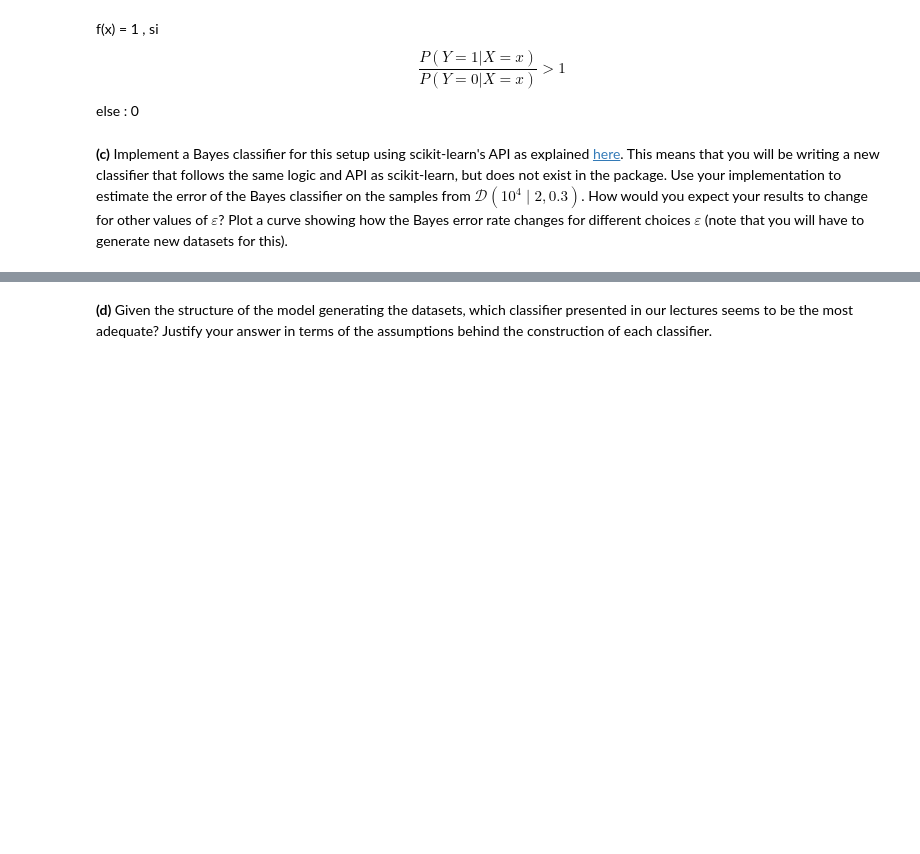
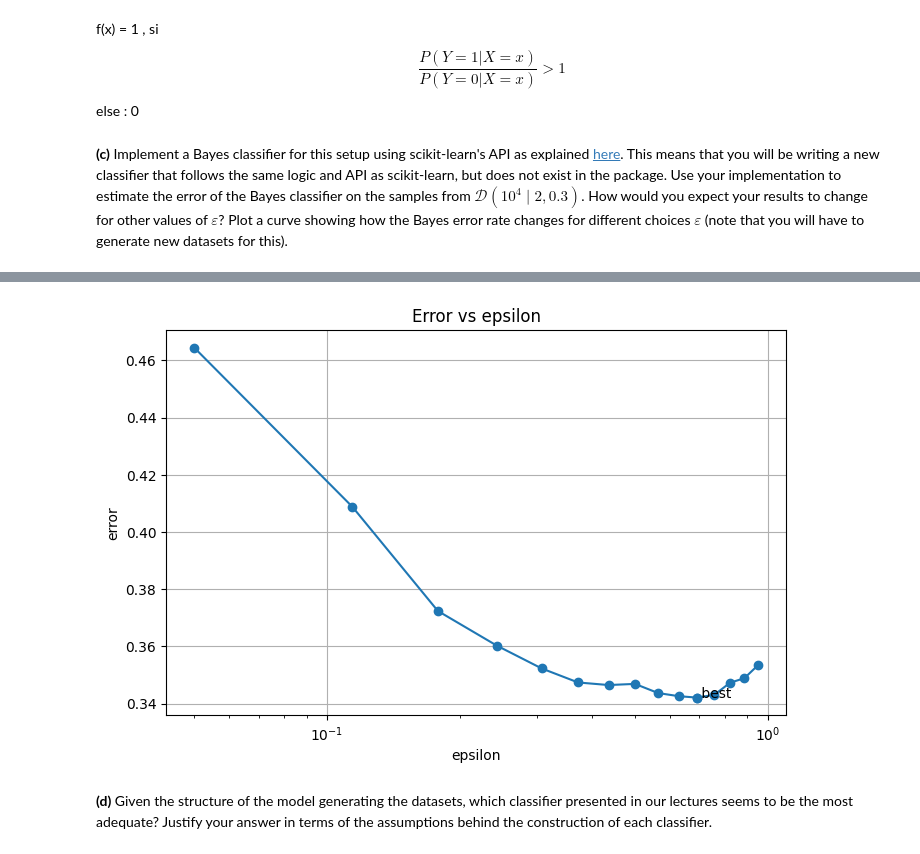
Before and after one commit to jmeilim/TP1-ISLA-g34, a Jupyter notebook: TP3.ipynb, the cells around one changed output, grey strips where cells are left out. Saved outputs shown, nothing was run; the diff lists cells and outputs as text; code cells hidden in the pictures; blank space fills up the shorter version.

```diff
--- a/TP3.ipynb
+++ b/TP3.ipynb
@@ -160,3 +160,32 @@ print( error)
+# %%
+errors = []
+epsos =np.linspace(0.05, 0.95, 15)
+
+for e in epsos:
+
+    model = BayesClassifier( epsilon = e , p= p)
+    model =model.fit(X, y )
+    y_pred= model.predict(X)
+    error = np.mean(y_pred != y)
+
+    errors.append(error)
+
+plt.figure(figsize=(8,5))
+plt.plot(epsos, errors, marker='o')
+
+plt.xscale("log")
+plt.xlabel("epsilon")
+plt.ylabel("error")
+plt.title("Error vs epsilon")
+plt.grid(True)
+
+best_idx = np.argmin(errors)
+plt.scatter(epsos[best_idx], errors[best_idx])
+plt.text(epsos[best_idx], errors[best_idx], " best")
+
+plt.show()
+# %% [output]
+[figure, added]
 # %% [markdown]
 **(d)** Given the structure of the model generating the datasets, which classifier presented in our lectures seems to be the most adequate? Justify your answer in terms of the assumptions behind the construction of each classifier.
 # %% [markdown]
```
Also changed, not shown: parts of 4 cells of this notebook.
